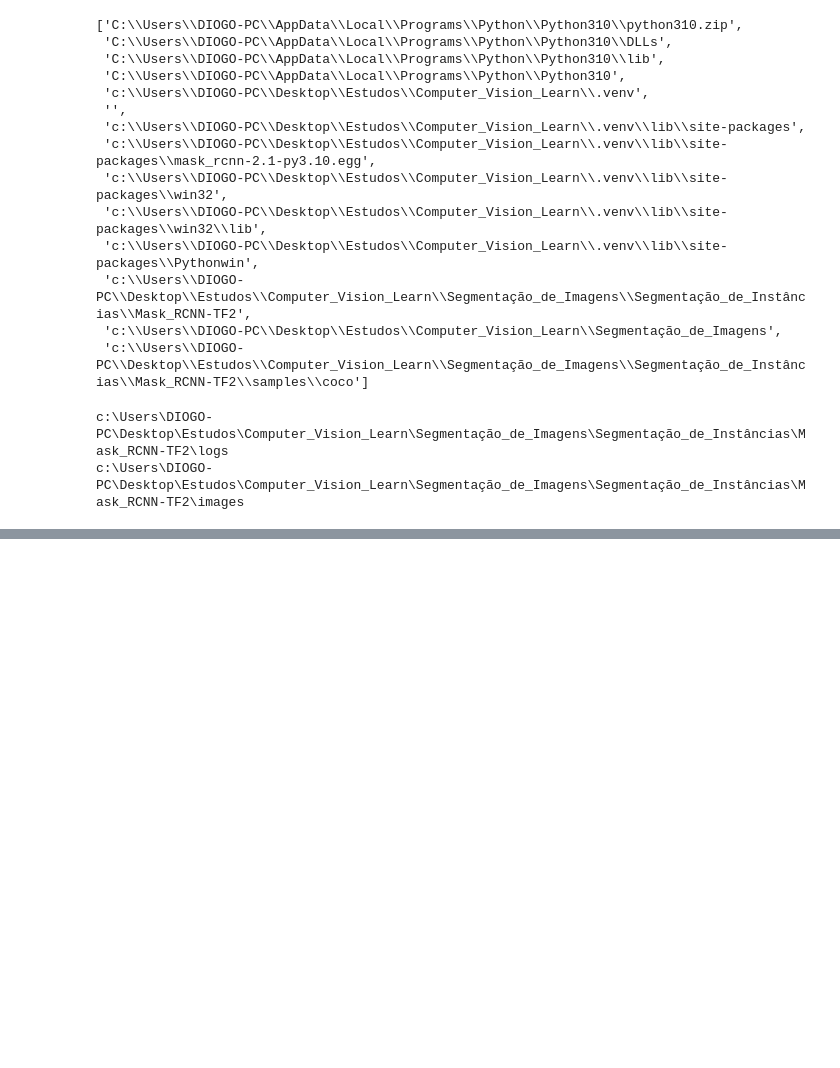
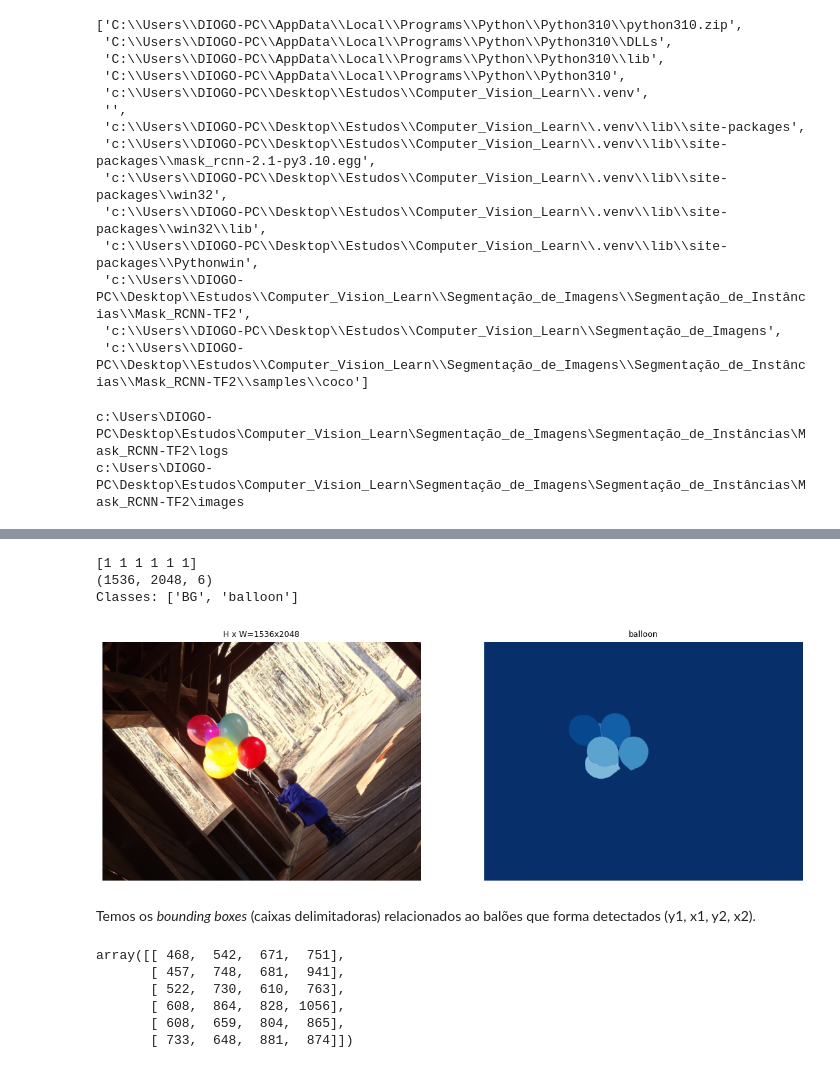
Before and after one commit to DiogoBotton/Computer_Vision_Learn, a Jupyter notebook: Segmentação_de_Imagens/Segmentação_de_Instâncias/treinamento_customizado.ipynb, the cells around one changed output, grey strips where cells are left out. Cells and saved outputs as stored; diff of their text form; code cells hidden in the pictures; blank space fills up the shorter version.

```diff
--- a/Segmentação_de_Imagens/Segmentação_de_Instâncias/treinamento_customizado.ipynb
+++ b/Segmentação_de_Imagens/Segmentação_de_Instâncias/treinamento_customizado.ipynb
@@ -151,0 +316,35 @@ session = InteractiveSession(config=config)
+# %%
+img_mask, class_ids = dataset_train.load_mask(img_id)
+
+# Ids das classes de objetos detectados (no caso, só haverá id 1 pois só queremos detectar balões)
+print(class_ids)
+
+# Resolução de 1536x2048 pixels, onde há 6 máscaras (no caso, 6 máscaras para cada balão detectado)
+# Ou seja, aqui temos 6 imagens diferentes que representam as máscaras de cada um dos balões
+print(img_mask.shape)
+
+print("Classes:", dataset_train.class_names)
+
+visualize.display_top_masks(img, # Imagem original
+                            img_mask, # Máscaras
+                            class_ids, # Ids das classes
+                            dataset_train.class_names, # Nome das classes
+                            1) # Exibir apenas uma imagem com todas as máscaras
+# %% [output]
+[1 1 1 1 1 1]
+(1536, 2048, 6)
+Classes: ['BG', 'balloon']
+[figure, added]
+# %% [markdown]
+Temos os *bounding boxes* (caixas delimitadoras) relacionados ao balões que forma detectados (y1, x1, y2, x2).
+# %%
+# bbox => bounding boxes
+bbox = utils.extract_bboxes(img_mask)
+bbox
+# %% [output]
+array([[ 468,  542,  671,  751],
+       [ 457,  748,  681,  941],
+       [ 522,  730,  610,  763],
+       [ 608,  864,  828, 1056],
+       [ 608,  659,  804,  865],
+       [ 733,  648,  881,  874]])
```
Also changed, not shown: parts of 20 cells of this notebook, 1 other file.
